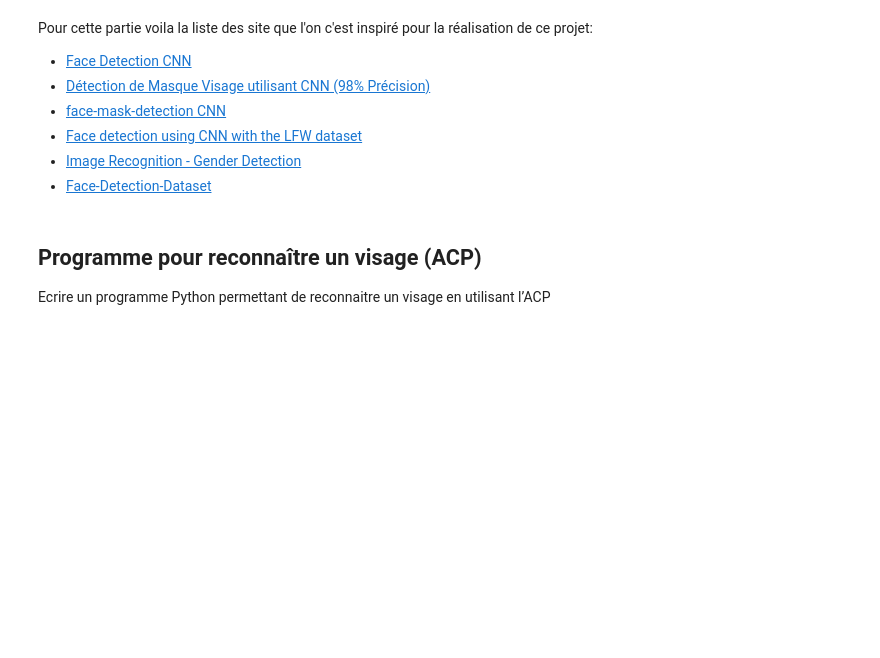
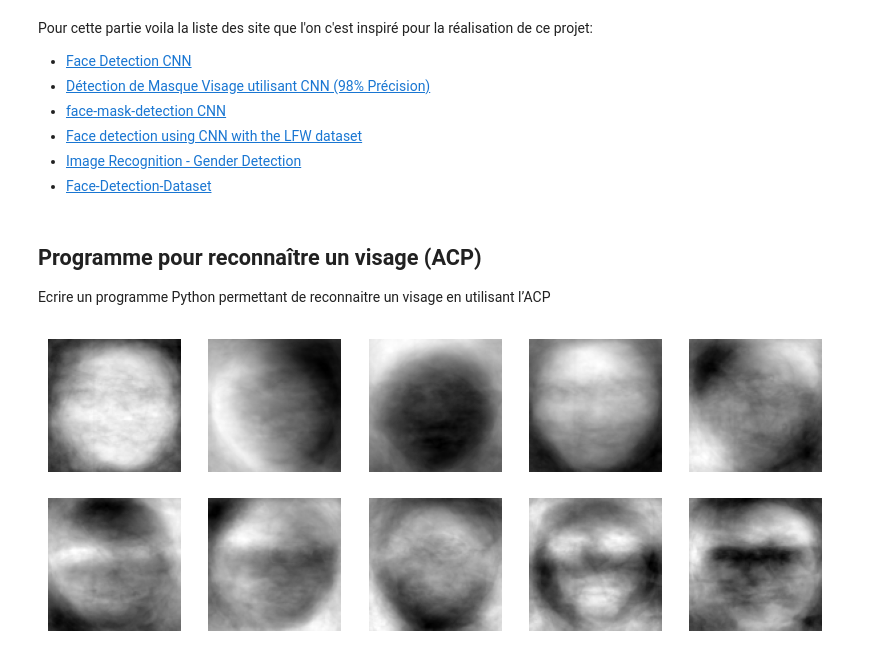
Before and after one commit to Nath9666/Reconnaissance-de-formes-et-apprentissage-machine, a Jupyter notebook: Projet/Reconnaissance de visages/main.ipynb, the cells around one changed output. Saved outputs shown, nothing was run; the diff lists cells and outputs as text; code cells hidden in the pictures; blank space fills up the shorter version.

Commit message:
add code pour la partie 3.3.1

```diff
--- a/Projet/Reconnaissance de visages/main.ipynb
+++ b/Projet/Reconnaissance de visages/main.ipynb
@@ -24,31 +26,31 @@ Ecrire un programme Python permettant de reconnaitre un visage en utilisant l’
 # %%
 # Étape 1 : Charger les images
 def charger_images(chemin):
     images = []
     for fichier in glob.glob(chemin + '/*.jpg'):  # Assurez-vous que le chemin est correct
         img = Image.open(fichier).convert('L')  # Convertir en niveaux de gris
         img = img.resize((100, 100))  # Redimensionner pour uniformiser la taille
         images.append(np.array(img).flatten())  # Aplatir et ajouter à la liste
     return np.array(images)
 
 # Étape 2 à 7 : Prétraitement et ACP
 def preparer_et_acp(images):
     scaler = StandardScaler()
     images_normalisees = scaler.fit_transform(images)
 
     pca = PCA(n_components=0.97)  # Conserver 97% de la variance
     composantes_principales = pca.fit_transform(images_normalisees)
     return composantes_principales, pca, scaler
 
-# Étape 8 : Reconnaissance de visage
-def reconnaitre_visage(nouveau_visage, pca, scaler):
-    visage_flatten = np.array(nouveau_visage).flatten().reshape(1, -1)
-    visage_normalise = scaler.transform(visage_flatten)
-    visage_pca = pca.transform(visage_normalise)
-    # Ici, vous devriez comparer visage_pca avec vos visages dans l'espace PCA pour trouver la correspondance
-    # Cela peut être fait en utilisant une mesure de distance (par exemple, la distance euclidienne)
-
-images = charger_images('chemin_vers_les_images')
+images = charger_images('../visages')
 composantes_principales, pca, scaler = preparer_et_acp(images)
 
-# Pour reconnaître un nouveau visage, chargez-le, prétraitez-le et utilisez `reconnaitre_visage`
+# Afficher les visages en 2D
+plt.figure(figsize=(10, 10))
+for i in range(10):
+    plt.subplot(5, 5, i + 1)
+    plt.imshow(pca.components_[i].reshape(100, 100), cmap='gray')
+    plt.axis('off')
+plt.show()
+# %% [output]
+[figure, added]
```
Also changed, not shown: parts of 2 cells of this notebook, 1 other file.
